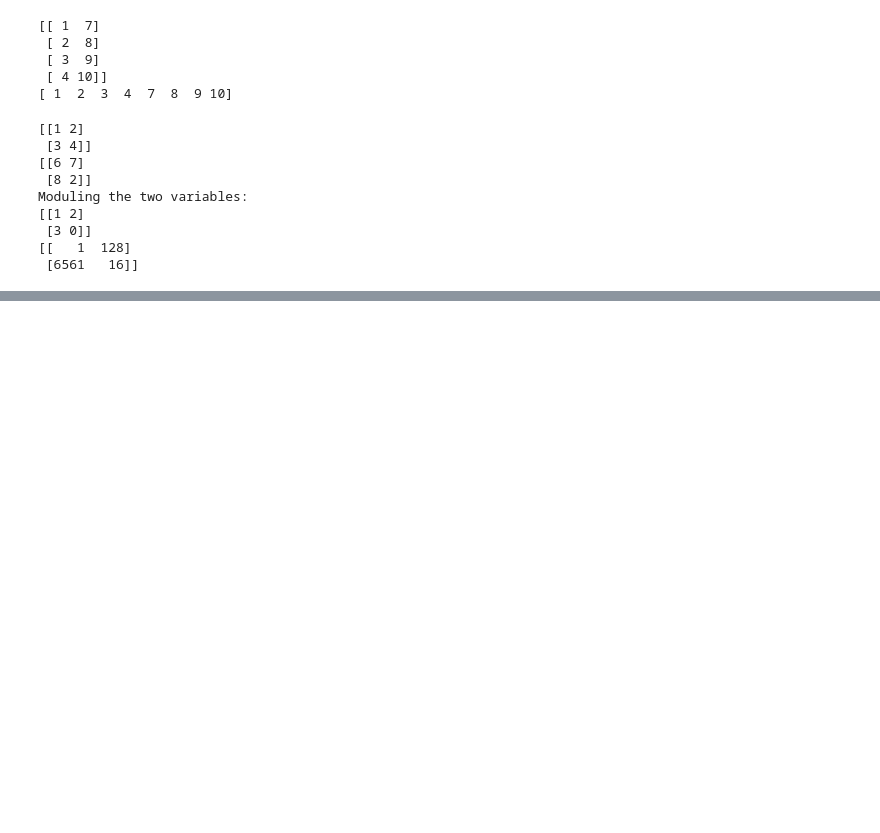
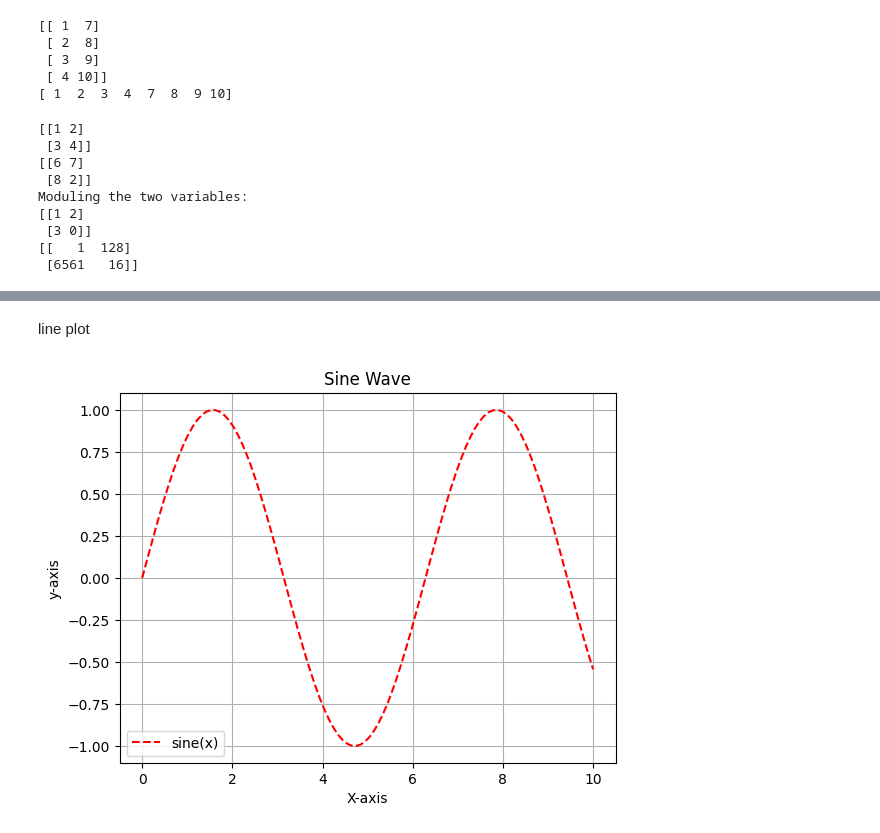
Before and after one commit to Kanishka-sketch/My_4sem_internship, a Jupyter notebook: day12.ipynb, the cells around one changed output, grey strips where cells are left out. Drawn from its saved outputs; the diff is of its cells as text; code cells hidden in the pictures; blank space fills up the shorter version.

```diff
--- a/day12.ipynb
+++ b/day12.ipynb
@@ -42,0 +177,2 @@ Moduling the two variables:
+# %% [markdown]
+line plot
@@ -42,0 +185,12 @@ Moduling the two variables:
+# %%
+x = np.linspace(0,10,100)
+y = np.sin(x)          #we will get the sine values of the array
+plt.plot(x,y,label = 'sine(x)',color = 'red',linestyle = "--")
+plt.title("Sine Wave")
+plt.xlabel('X-axis')
+plt.ylabel('y-axis')
+plt.legend()
+plt.grid(True)
+plt.show()
+# %% [output]
+[figure, added]
```
Also changed, not shown: parts of 21 cells of this notebook, 7 other files.
